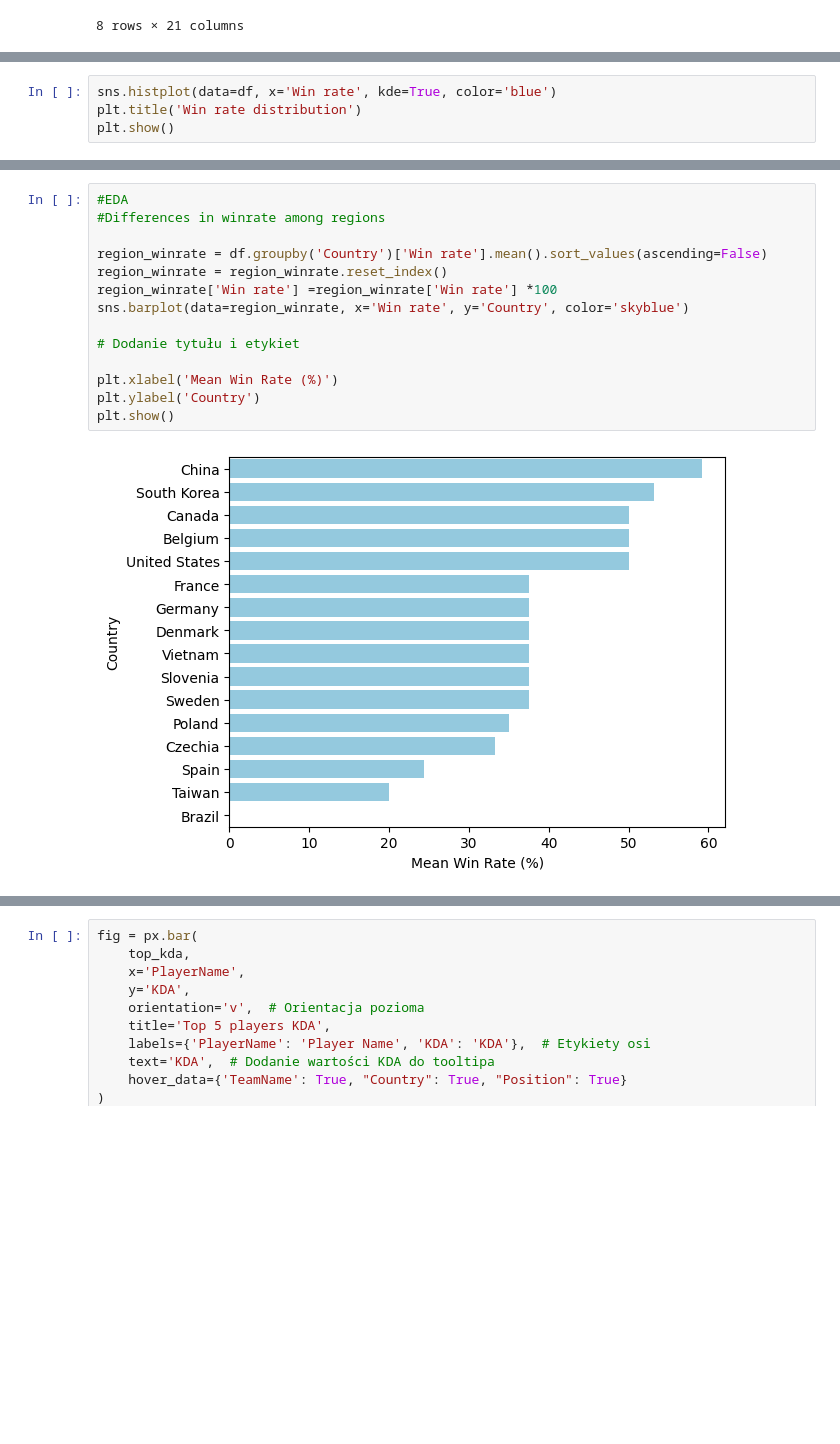
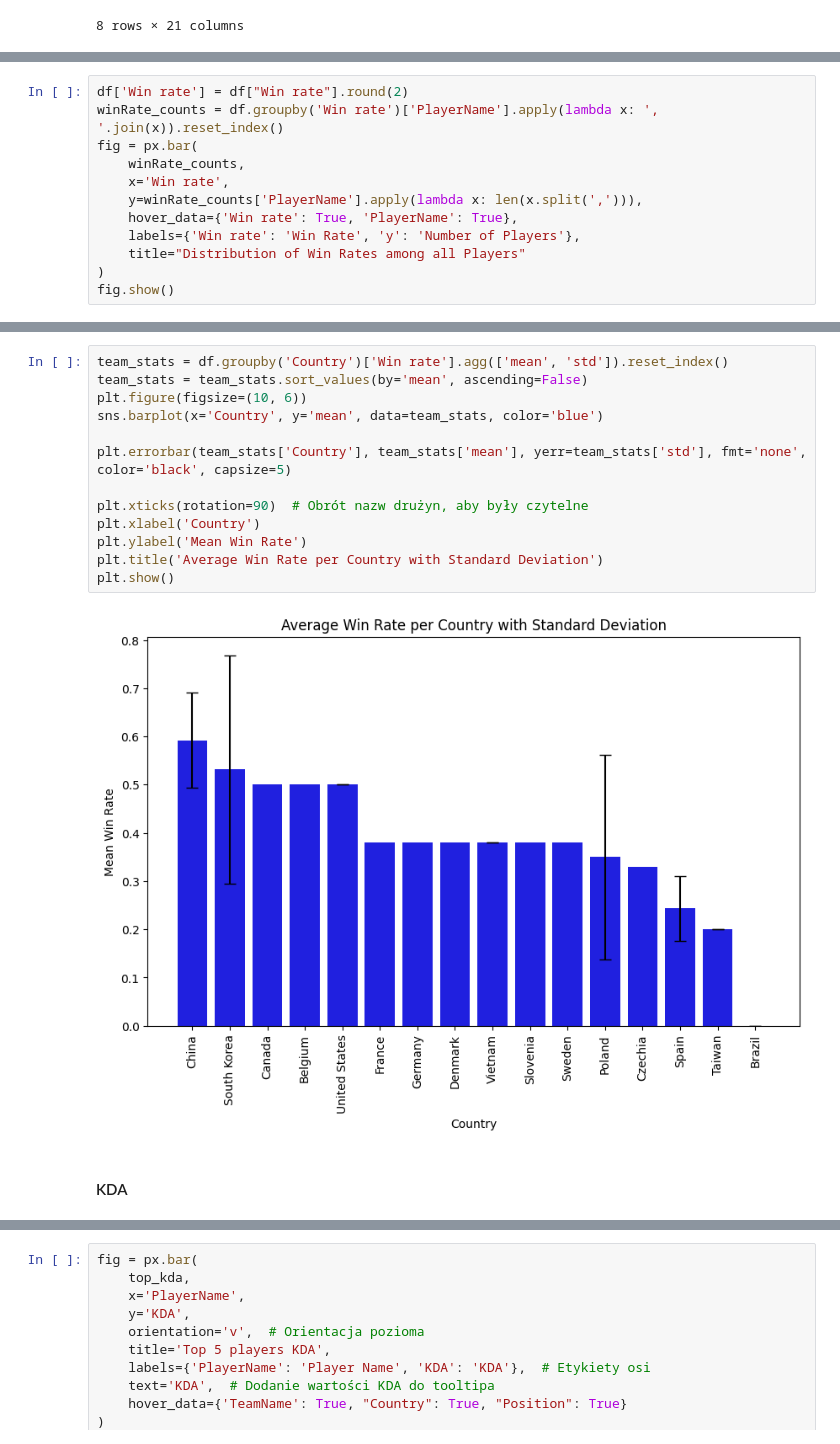
Before and after one commit to MTrabka/Data-Visualization-and-Analysis, a Jupyter notebook: scripts/Data analysis and visualization.ipynb, the cells around one changed output, grey strips where cells are left out. Drawn from its saved outputs; the diff is of its cells as text; blank space fills up the shorter version.

```diff
--- a/scripts/Data analysis and visualization.ipynb
+++ b/scripts/Data analysis and visualization.ipynb
@@ -61,5 +90,13 @@ df.describe()
 # %%
-sns.histplot(data=df, x='Win rate', kde=True, color='blue')
-plt.title('Win rate distribution')
-plt.show()
+df['Win rate'] = df["Win rate"].round(2)
+winRate_counts = df.groupby('Win rate')['PlayerName'].apply(lambda x: ', '.join(x)).reset_index()
+fig = px.bar(
+    winRate_counts,
+    x='Win rate',
+    y=winRate_counts['PlayerName'].apply(lambda x: len(x.split(','))),
+    hover_data={'Win rate': True, 'PlayerName': True},
+    labels={'Win rate': 'Win Rate', 'y': 'Number of Players'},
+    title="Distribution of Win Rates among all Players"
+)
+fig.show()
 # %% [output]
@@ -67,19 +119,20 @@ plt.show()
 # %%
-#EDA
-#Differences in winrate among regions
+team_stats = df.groupby('Country')['Win rate'].agg(['mean', 'std']).reset_index()
+team_stats = team_stats.sort_values(by='mean', ascending=False)
+plt.figure(figsize=(10, 6))
+sns.barplot(x='Country', y='mean', data=team_stats, color='blue')
 
-region_winrate = df.groupby('Country')['Win rate'].mean().sort_values(ascending=False)
-region_winrate = region_winrate.reset_index()
-region_winrate['Win rate'] =region_winrate['Win rate'] *100
-sns.barplot(data=region_winrate, x='Win rate', y='Country', color='skyblue')
+plt.errorbar(team_stats['Country'], team_stats['mean'], yerr=team_stats['std'], fmt='none', color='black', capsize=5)
 
-# Dodanie tytułu i etykiet
-
-plt.xlabel('Mean Win Rate (%)')
-plt.ylabel('Country')
+plt.xticks(rotation=90)  # Obrót nazw drużyn, aby były czytelne
+plt.xlabel('Country')
+plt.ylabel('Mean Win Rate')
+plt.title('Average Win Rate per Country with Standard Deviation')
 plt.show()
 # %% [output]
-[figure, old version]
+[figure, new version]
+# %% [markdown]
+<h4> KDA
 # %%
 # Top 5 players KDA
 top_kda = df.nlargest(5, 'KDA')[['PlayerName', 'TeamName','Country', 'KDA',"Position"]]
```
Also changed, not shown: parts of 16 cells of this notebook.
